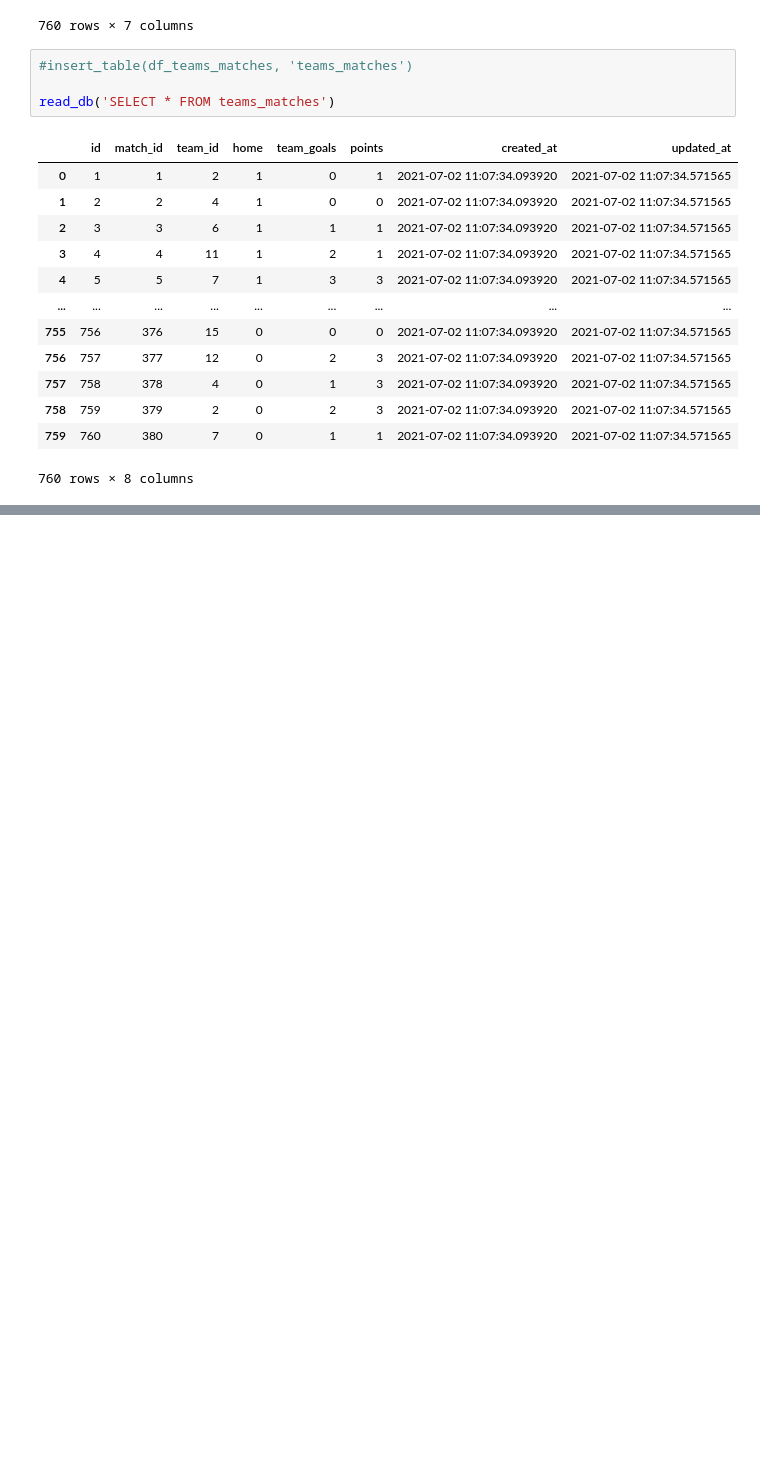
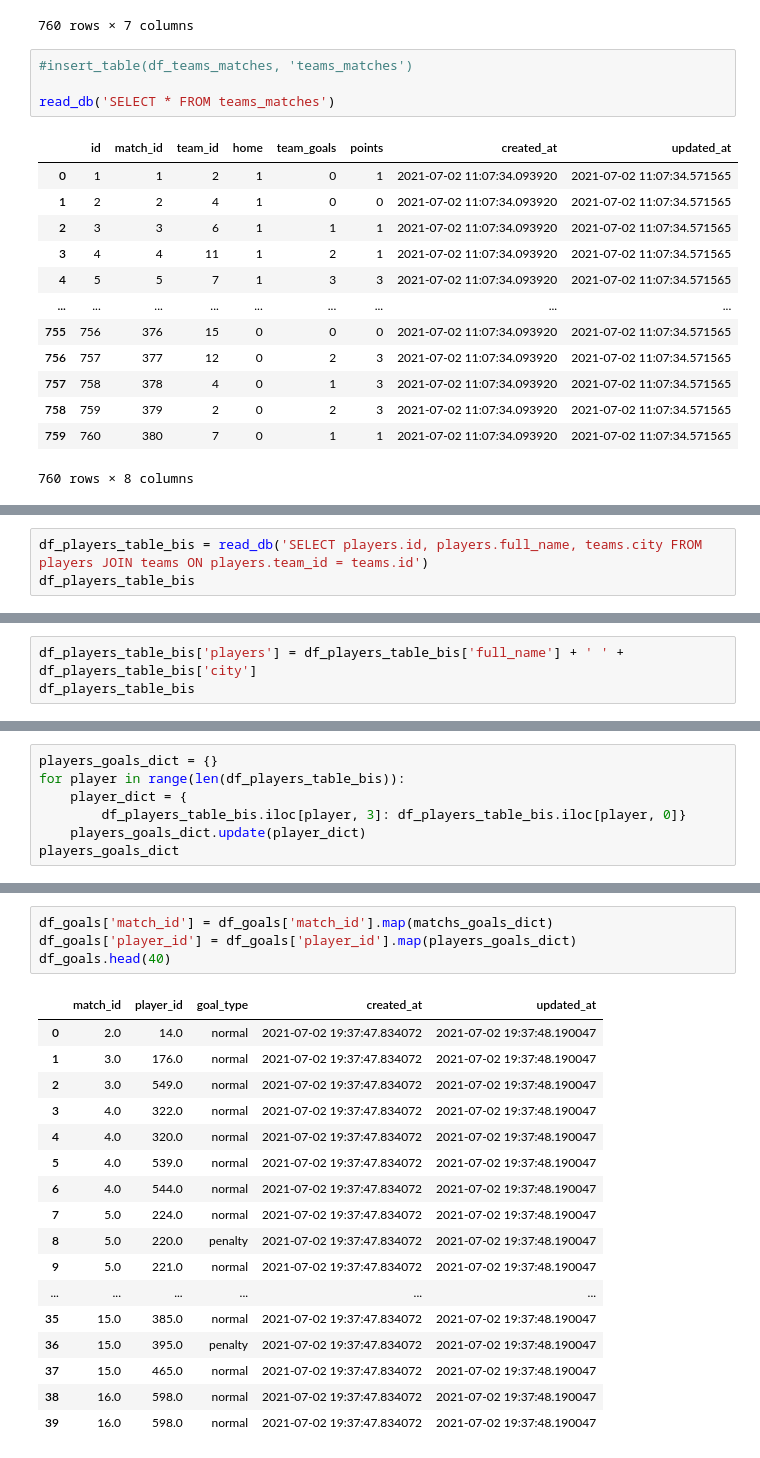
Before and after one commit to clement-camara/brief-foot, a Jupyter notebook: db.ipynb, the cells around one changed output, grey strips where cells are left out. Cells and saved outputs as stored; diff of their text form; blank space fills up the shorter version.

```diff
--- a/db.ipynb
+++ b/db.ipynb
@@ -448,0 +497,3 @@ read_db('SELECT * FROM teams_matches')
+# %%
+df_players_table_bis = read_db('SELECT players.id, players.full_name, teams.city FROM players JOIN teams ON players.team_id = teams.id')
+df_players_table_bis
@@ -448,0 +514,3 @@ read_db('SELECT * FROM teams_matches')
+# %%
+df_players_table_bis['players'] = df_players_table_bis['full_name'] + ' ' + df_players_table_bis['city']
+df_players_table_bis
@@ -448,0 +531,7 @@ read_db('SELECT * FROM teams_matches')
+# %%
+players_goals_dict = {}
+for player in range(len(df_players_table_bis)):
+    player_dict = {
+        df_players_table_bis.iloc[player, 3]: df_players_table_bis.iloc[player, 0]}
+    players_goals_dict.update(player_dict)
+players_goals_dict
@@ -448,0 +577,22 @@ read_db('SELECT * FROM teams_matches')
+# %%
+df_goals['match_id'] = df_goals['match_id'].map(matchs_goals_dict)
+df_goals['player_id'] = df_goals['player_id'].map(players_goals_dict)
+df_goals.head(40)
+# %% [output]
+|  | match_id | player_id | goal_type | created_at | updated_at |
+| 0 | 2.0 | 14.0 | normal | 2021-07-02 19:37:47.834072 | 2021-07-02 19:37:48.190047 |
+| 1 | 3.0 | 176.0 | normal | 2021-07-02 19:37:47.834072 | 2021-07-02 19:37:48.190047 |
+| 2 | 3.0 | 549.0 | normal | 2021-07-02 19:37:47.834072 | 2021-07-02 19:37:48.190047 |
+| 3 | 4.0 | 322.0 | normal | 2021-07-02 19:37:47.834072 | 2021-07-02 19:37:48.190047 |
+| 4 | 4.0 | 320.0 | normal | 2021-07-02 19:37:47.834072 | 2021-07-02 19:37:48.190047 |
+| 5 | 4.0 | 539.0 | normal | 2021-07-02 19:37:47.834072 | 2021-07-02 19:37:48.190047 |
+| 6 | 4.0 | 544.0 | normal | 2021-07-02 19:37:47.834072 | 2021-07-02 19:37:48.190047 |
+| 7 | 5.0 | 224.0 | normal | 2021-07-02 19:37:47.834072 | 2021-07-02 19:37:48.190047 |
+| 8 | 5.0 | 220.0 | penalty | 2021-07-02 19:37:47.834072 | 2021-07-02 19:37:48.190047 |
+| 9 | 5.0 | 221.0 | normal | 2021-07-02 19:37:47.834072 | 2021-07-02 19:37:48.190047 |
+| ... | ... | ... | ... | ... | ... |
+| 35 | 15.0 | 385.0 | normal | 2021-07-02 19:37:47.834072 | 2021-07-02 19:37:48.190047 |
+| 36 | 15.0 | 395.0 | penalty | 2021-07-02 19:37:47.834072 | 2021-07-02 19:37:48.190047 |
+| 37 | 15.0 | 465.0 | normal | 2021-07-02 19:37:47.834072 | 2021-07-02 19:37:48.190047 |
+| 38 | 16.0 | 598.0 | normal | 2021-07-02 19:37:47.834072 | 2021-07-02 19:37:48.190047 |
+| 39 | 16.0 | 598.0 | normal | 2021-07-02 19:37:47.834072 | 2021-07-02 19:37:48.190047 |
```
Also changed, not shown: parts of 8 cells of this notebook, 5 other files.
